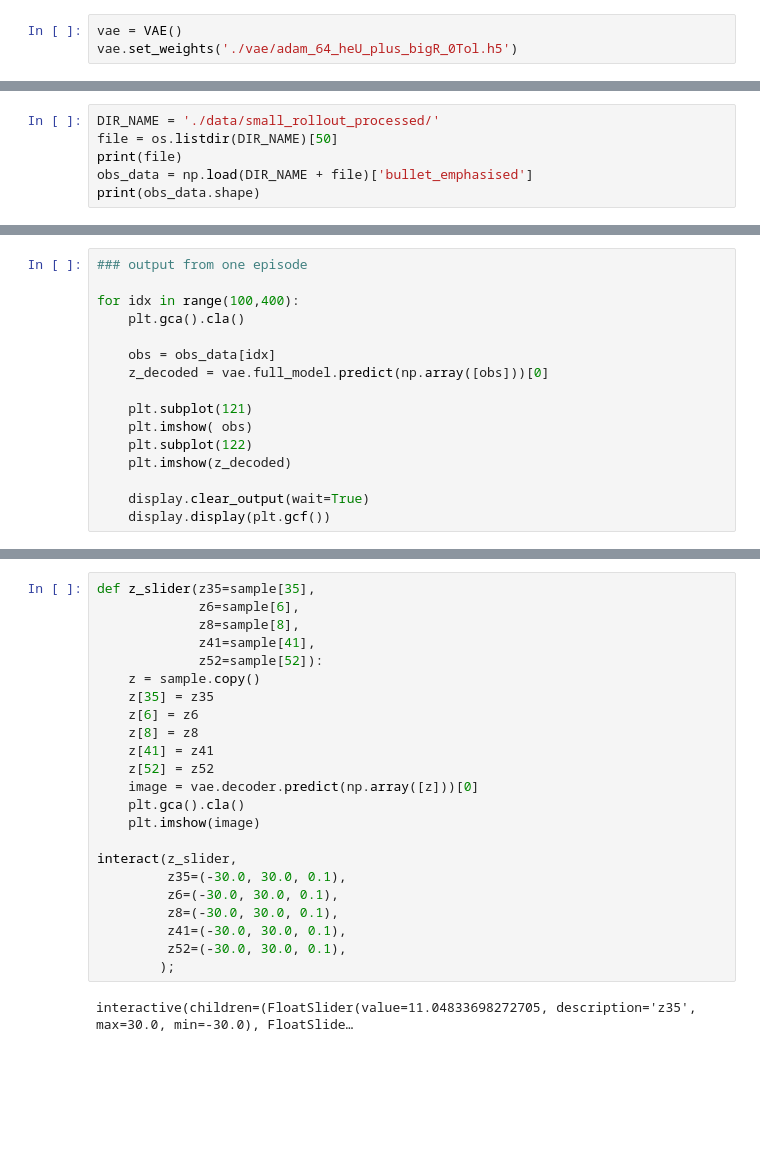
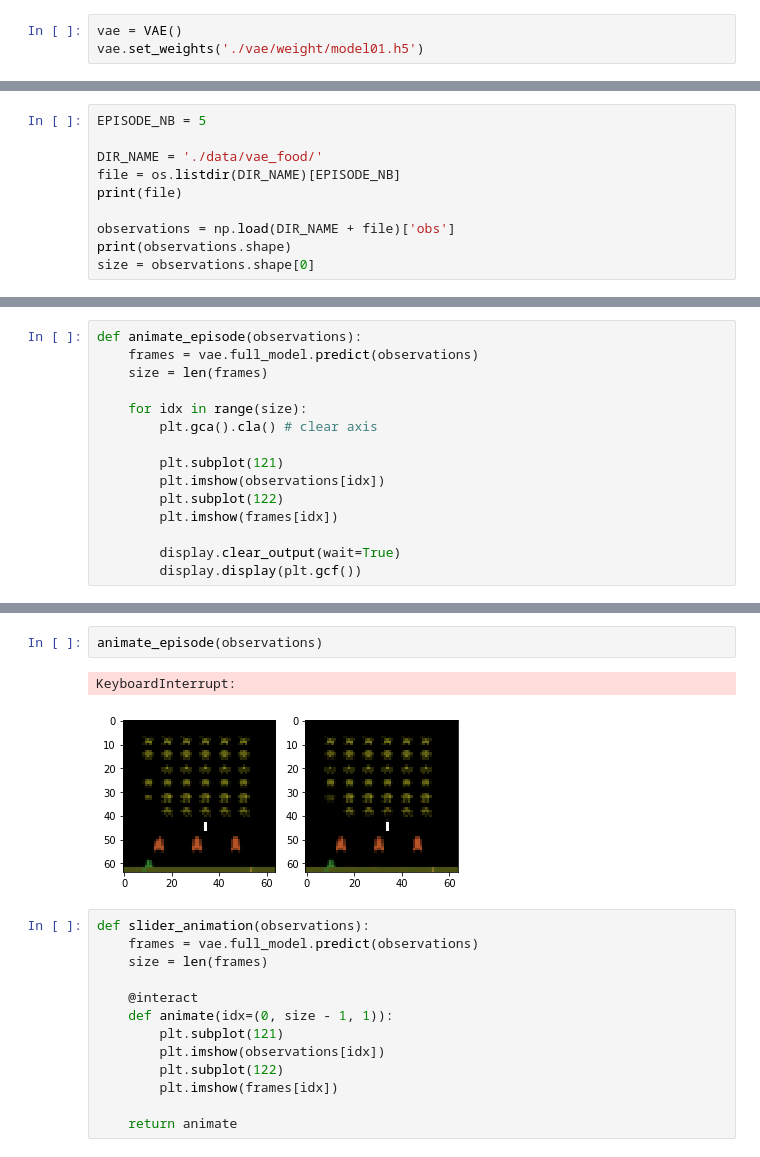
Before and after one commit to ispark25/space-invaders, a Jupyter notebook: check_03_vae.ipynb, the cells around one changed output, grey strips where cells are left out. Saved outputs shown, nothing was run; the diff lists cells and outputs as text; blank space fills up the shorter version.

Commit message:
vae visualisation done

```diff
--- a/check_03_vae.ipynb
+++ b/check_03_vae.ipynb
@@ -12,3 +17,3 @@ np.set_printoptions(precision=4, suppress = True)
 # %%
 vae = VAE()
-vae.set_weights('./vae/adam_64_heU_plus_bigR_0Tol.h5')
+vae.set_weights('./vae/weight/model01.h5')
@@ -15,7 +24,11 @@ vae.set_weights('./vae/adam_64_heU_plus_bigR_0Tol.h5')
 # %%
-DIR_NAME = './data/small_rollout_processed/'
-file = os.listdir(DIR_NAME)[50]
+EPISODE_NB = 5
+
+DIR_NAME = './data/vae_food/'
+file = os.listdir(DIR_NAME)[EPISODE_NB]
 print(file)
-obs_data = np.load(DIR_NAME + file)['bullet_emphasised']
-print(obs_data.shape)
+
+observations = np.load(DIR_NAME + file)['obs']
+print(observations.shape)
+size = observations.shape[0]
 # %% [output]
@@ -26,16 +37,15 @@ print(obs_data.shape)
 # %%
-### output from one episode
+def animate_episode(observations):
+    frames = vae.full_model.predict(observations)
+    size = len(frames)
 
-for idx in range(100,400):
-    plt.gca().cla()
+    for idx in range(size):
+        plt.gca().cla() # clear axis
 
-    obs = obs_data[idx]
-    z_decoded = vae.full_model.predict(np.array([obs]))[0]
+        plt.subplot(121)
+        plt.imshow(observations[idx])
+        plt.subplot(122)
+        plt.imshow(frames[idx])
 
-    plt.subplot(121)
-    plt.imshow( obs)
-    plt.subplot(122)
-    plt.imshow(z_decoded)
-
-    display.clear_output(wait=True)
-    display.display(plt.gcf())
+        display.clear_output(wait=True)
+        display.display(plt.gcf())
@@ -211,25 +52,18 @@ print(indices)
-# %%
-def z_slider(z35=sample[35],
-             z6=sample[6],
-             z8=sample[8],
-             z41=sample[41],
-             z52=sample[52]):
-    z = sample.copy()
-    z[35] = z35
-    z[6] = z6
-    z[8] = z8
-    z[41] = z41
-    z[52] = z52
-    image = vae.decoder.predict(np.array([z]))[0]
-    plt.gca().cla()
-    plt.imshow(image)
-
-interact(z_slider,
-         z35=(-30.0, 30.0, 0.1),
-         z6=(-30.0, 30.0, 0.1),
-         z8=(-30.0, 30.0, 0.1),
-         z41=(-30.0, 30.0, 0.1),
-         z52=(-30.0, 30.0, 0.1),
-        );
-# %% [output]
-interactive(children=(FloatSlider(value=11.04833698272705, description='z35', max=30.0, min=-30.0), FloatSlide…
+# %%
+animate_episode(observations)
+# %% [output]
+KeyboardInterrupt:
+[figure, added]
+# %%
+def slider_animation(observations):
+    frames = vae.full_model.predict(observations)
+    size = len(frames)
+
+    @interact
+    def animate(idx=(0, size - 1, 1)):
+        plt.subplot(121)
+        plt.imshow(observations[idx])
+        plt.subplot(122)
+        plt.imshow(frames[idx])
+
+    return animate
```
Also changed, not shown: parts of 19 cells of this notebook, 4 other files.
